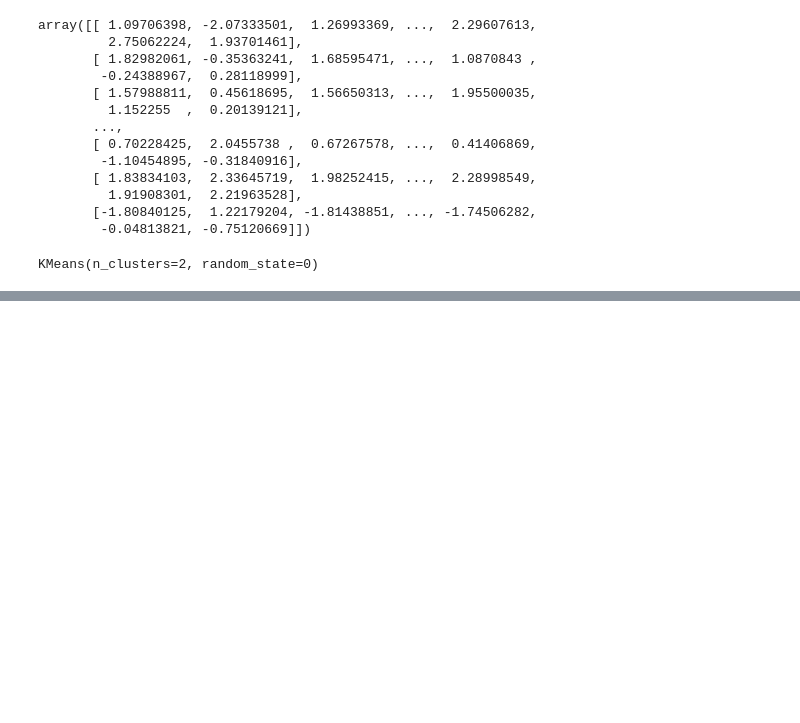
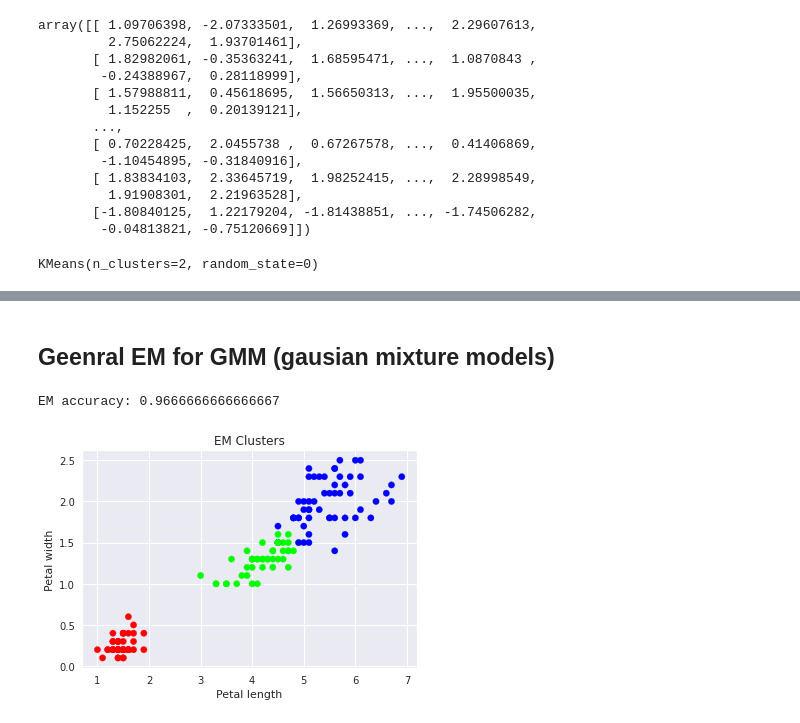
Before and after one commit to saramsv/MiniDataScienceProjects, a Jupyter notebook: kmeans.ipynb, the cells around one changed output, grey strips where cells are left out. Cells and saved outputs as stored; diff of their text form; code cells hidden in the pictures; blank space fills up the shorter version.

```diff
--- a/kmeans.ipynb
+++ b/kmeans.ipynb
@@ -70,0 +317,26 @@ row_0
+# %% [markdown]
+## Geenral EM for GMM (gausian mixture models)
+# %%
+scaler = StandardScaler()
+scaled_x = scaler.fit_transform(X)
+scaled_x = pd.DataFrame(scaled_x)
+
+gmm = GaussianMixture(n_components=3)
+gmm_y = gmm.fit_predict(scaled_x)
+
+labels = np.zeros_like(gmm_y)
+
+for i in range(3): # we have 3 clusters
+    cat = (gmm_y == i)
+    labels[cat] = mode(iris.target[cat])[0]
+acc = accuracy_score(labels, iris.target)
+print(f'EM accuracy: {acc}')
+
+plt.scatter(X.petal_length, X.petal_width, c = colormap[gmm_y], s=40)
+plt.title('EM Clusters')
+plt.xlabel('Petal length')
+plt.ylabel('Petal width')
+plt.show()
+# %% [output]
+EM accuracy: 0.9666666666666667
+[figure, added]
```
Also changed, not shown: parts of 37 cells of this notebook, 3 other files.
